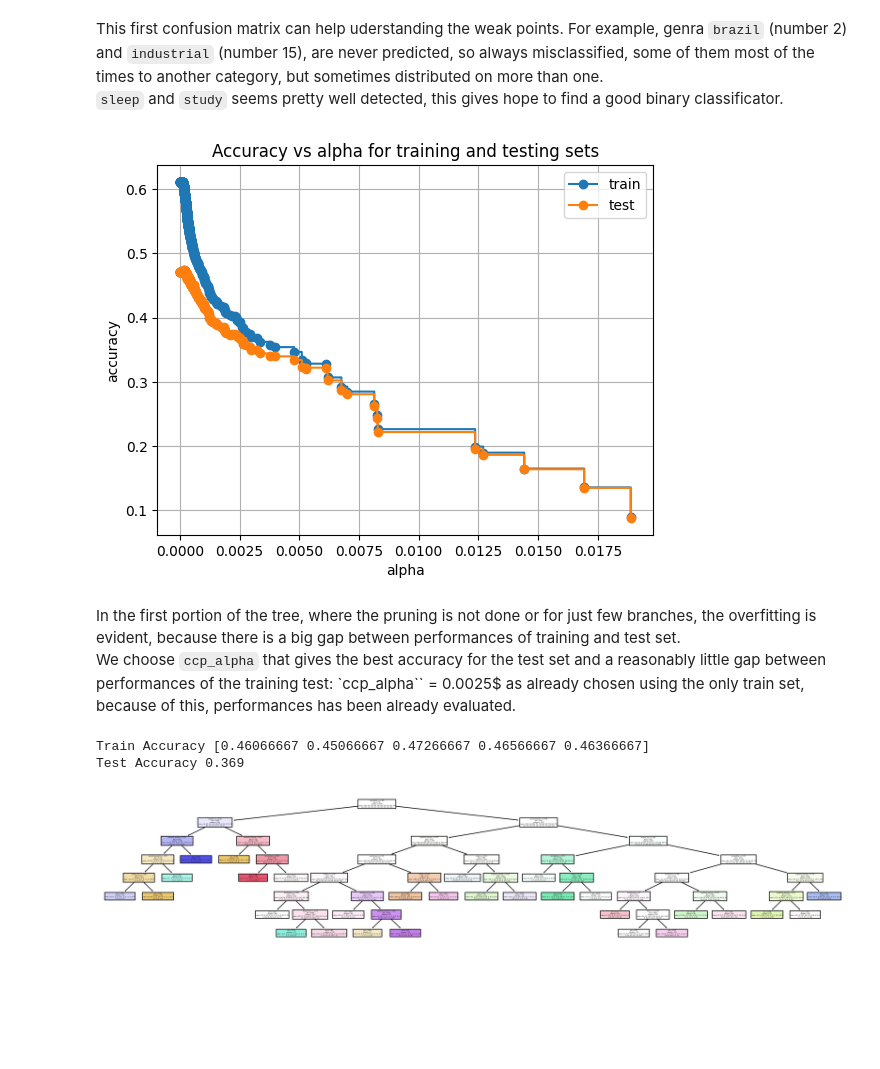
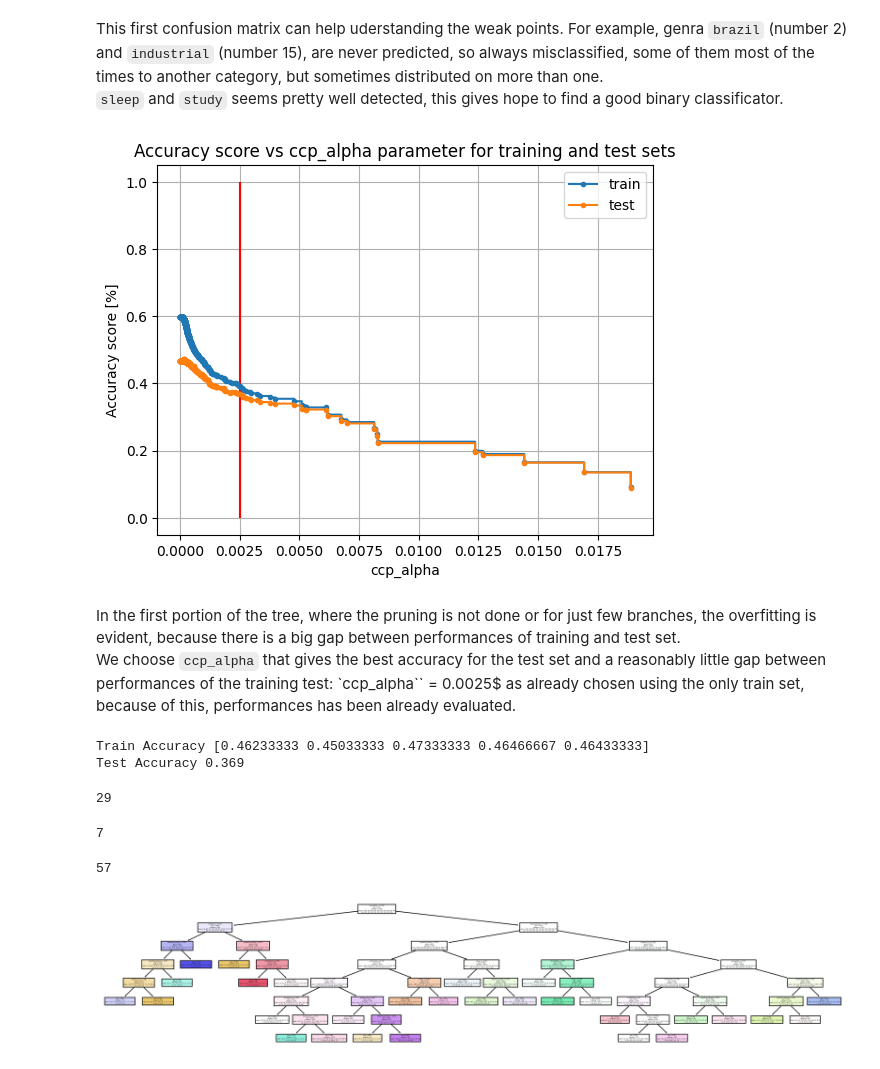
Before and after one commit to chiaratomaiuolo/Data_Mining_project, a Jupyter notebook: classification_notebook.ipynb, the cells around one changed output. Cells and saved outputs as stored; diff of their text form; code cells hidden in the pictures; blank space fills up the shorter version.

Commit message:
continued classification trees

```diff
--- a/classification_notebook.ipynb
+++ b/classification_notebook.ipynb
@@ -271,8 +285,8 @@ df_test['explicit'] = le.fit_transform(df_test['explicit'])
 # %% [markdown]
 #### Dummy encoding of `key`, `time_signature`
 # %%
-df_train = pd.get_dummies(df_train, columns=['key', 'time_signature'], dtype=int)
-df_test = pd.get_dummies(df_test, columns=['key', 'time_signature'], dtype=int)
+#df_train = pd.get_dummies(df_train, columns=['key', 'time_signature'], dtype=int)
+#df_test = pd.get_dummies(df_test, columns=['key', 'time_signature'], dtype=int)
 # %%
 #Saving a variable containing all non-classification attributes
 attributes = [col for col in df_train.columns if col != 'genre']
@@ -568,3 +591,5 @@ Wall time: 3min 43s
+# %%
+clf = random_search.best_estimator_
 # %%
 print(random_search.best_params_, random_search.best_score_)
 # %% [output]
@@ -870,18 +922,19 @@ This first confusion matrix can help uderstanding the weak points. For example,
 # %%
 train_scores = [clf.score(X_train, y_train) for clf in clfs]
 test_scores = [clf.score(X_test, y_test) for clf in clfs]
 
 fig, ax = plt.subplots()
-ax.set_xlabel("alpha")
-ax.set_ylabel("accuracy")
+ax.set_xlabel("ccp_alpha")
+ax.set_ylabel("Accuracy score [%]")
 ax.grid()
-ax.set_title("Accuracy vs alpha for training and testing sets")
-ax.plot(ccp_alphas, train_scores, marker="o", label="train", drawstyle="steps-post")
-ax.plot(ccp_alphas, test_scores, marker="o", label="test", drawstyle="steps-post")
+ax.vlines(0.0025, 0,1, color='r')
+ax.set_title("Accuracy score vs ccp_alpha parameter for training and test sets")
+ax.plot(ccp_alphas, train_scores, marker=".", label="train", drawstyle="steps-post")
+ax.plot(ccp_alphas, test_scores, marker=".", label="test", drawstyle="steps-post")
 ax.legend()
 plt.show()
 # %% [output]
-[figure, old version]
+[figure, new version]
 # %% [markdown]
 In the first portion of the tree, where the pruning is not done or for just few branches, the overfitting is evident, because there is a big gap between performances of training and test set.
 We choose `ccp_alpha` that gives the best accuracy for the test set and a reasonably little gap between performances of the training test: `ccp_alpha`` = 0.0025$ as already chosen using the only train set, because of this, performances has been already evaluated.
@@ -890,8 +943,20 @@ print('Train Accuracy %s' % cross_val_score(dt, X_train, y_train))
 
 print('Test Accuracy %s' % accuracy_score(y_test, y_test_pred))
 # %% [output]
-Train Accuracy [0.46066667 0.45066667 0.47266667 0.46566667 0.46366667]
+Train Accuracy [0.46233333 0.45033333 0.47333333 0.46466667 0.46433333]
 Test Accuracy 0.369
+# %%
+clf.tree_.n_leaves
+# %% [output]
+29
+# %%
+clf.tree_.max_depth
+# %% [output]
+7
+# %%
+clf.tree_.node_count
+# %% [output]
+57
 # %%
 plt.figure(figsize=(20, 4), dpi=300)
 plot_tree(clf, feature_names=attributes, filled=True)
```
Also changed, not shown: parts of 147 cells of this notebook.
